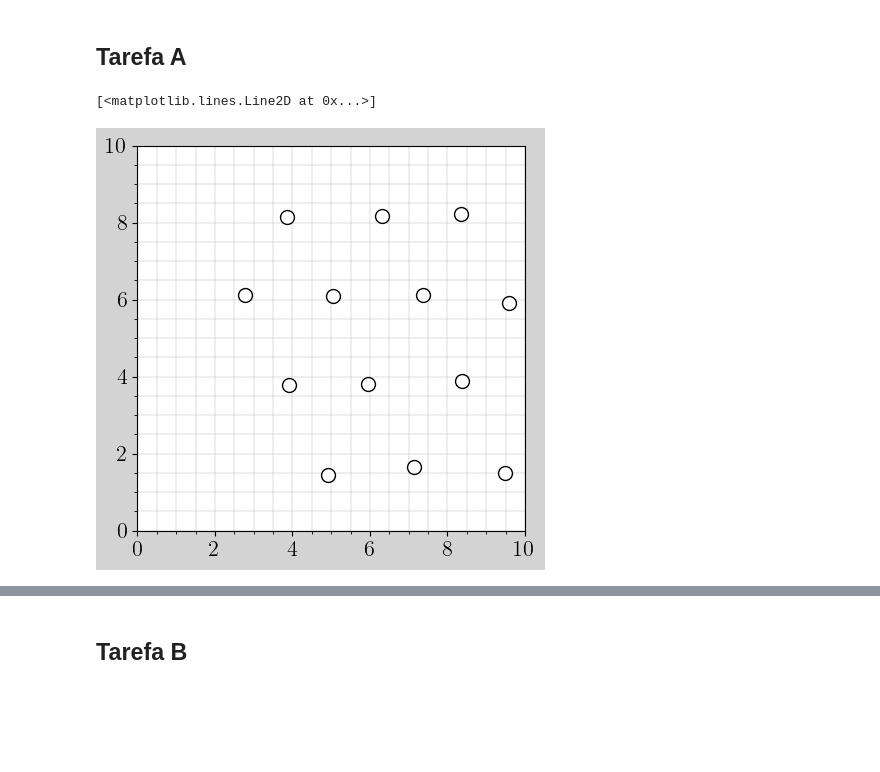
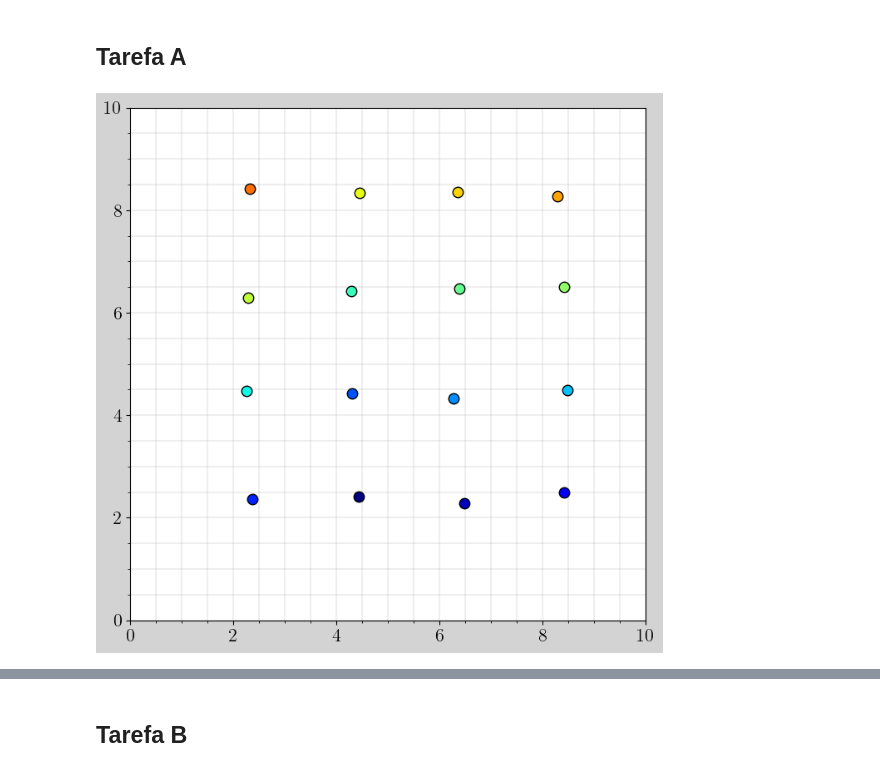
Before and after one commit to jeftersantiago/mec_estat_comp, a Jupyter notebook: projeto6/src/Projeto 6.ipynb, the cells around one changed output, grey strips where cells are left out. Saved outputs shown, nothing was run; the diff lists cells and outputs as text; code cells hidden in the pictures; blank space fills up the shorter version.

```diff
--- a/projeto6/src/Projeto 6.ipynb
+++ b/projeto6/src/Projeto 6.ipynb
@@ -196,11 +196,14 @@ https://en.wikipedia.org/wiki/Periodic_boundary_conditions#:~:text=The%20minimum
 # %%
 import numpy as np
 import matplotlib.pyplot as plt
+import matplotlib.animation as animation
 %matplotlib inline
 
 # graphs path
-graphs_path = "../graficos/"
+graphs_path = "graficos/"
 DPI = 300
+
+N_particles = 20
 
 font = {
         'weight' : 'bold',
@@ -215,21 +218,35 @@ plt.rc('font', **font)
 # %% [markdown]
 ## Tarefa A
 # %%
-data = np.loadtxt("posicoes_iniciais.dat")
+data = np.loadtxt("saidas/tarefa-A/posicoes-iniciais.dat")
 
 X = np.linspace(0, 10, data.shape[0])
 Y = np.linspace(0, 10, data.shape[0])
 
-fig, ax = plt.subplots(1, 1, figsize=(5, 5), facecolor="lightgray")
+fig, ax = plt.subplots(1, 1, figsize=(8, 8), facecolor="lightgray")
 
 plt.xlim(0, 10)
 plt.ylim(0, 10)
+
+num_particles = N_particles
+num_timesteps = data.shape[0] // num_particles
+
+data = data.reshape((num_timesteps, num_particles, -1))
+
 
 plt.grid(which = "major", linewidth = 0.3)
 plt.grid(which = "minor", linewidth = 0.3)
 plt.minorticks_on()
 
-plt.plot(data[:, 0], data[:, 1], color='black',marker='o',markersize=10, markerfacecolor='white',linestyle='')
+# plt.plot(data[:, 0], data[:, 1], color='black',marker='o',markersize=10, markerfacecolor='white',linestyle='')
+
+colors = plt.cm.jet(np.linspace(0, 1, 20))
+
+for i in range(num_particles):
+    x = data[:, i, 0]
+    y = data[:, i, 1]
+    ax.plot(x, y, 'o', markersize=9, color='black', markerfacecolor=colors[i], label=f'Particle {i+1}')
+
+plt.savefig(graphs_path+'tarefa-A/posicoes-iniciais.png', dpi=400, bbox_inches = 'tight')
 # %% [output]
-[<matplotlib.lines.Line2D at 0x...>]
-[figure, old version]
+[figure, new version]
```
Also changed, not shown: parts of 13 cells of this notebook, 19 other files.
